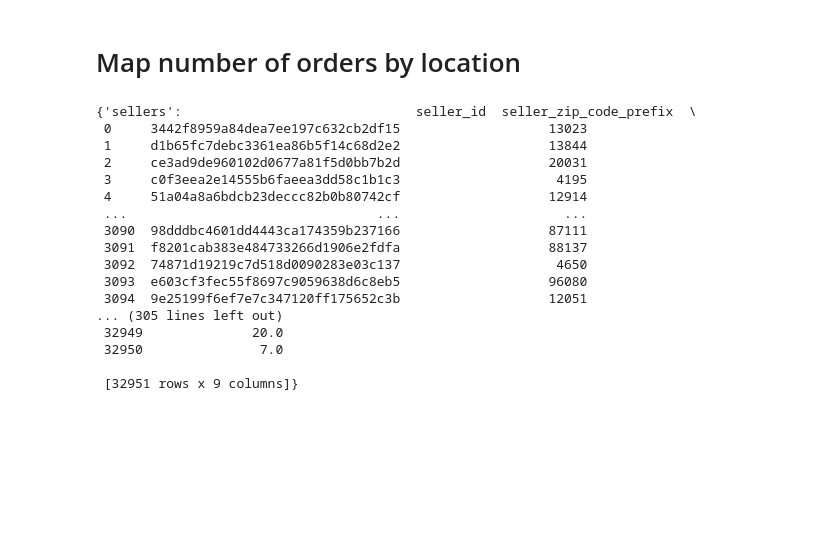
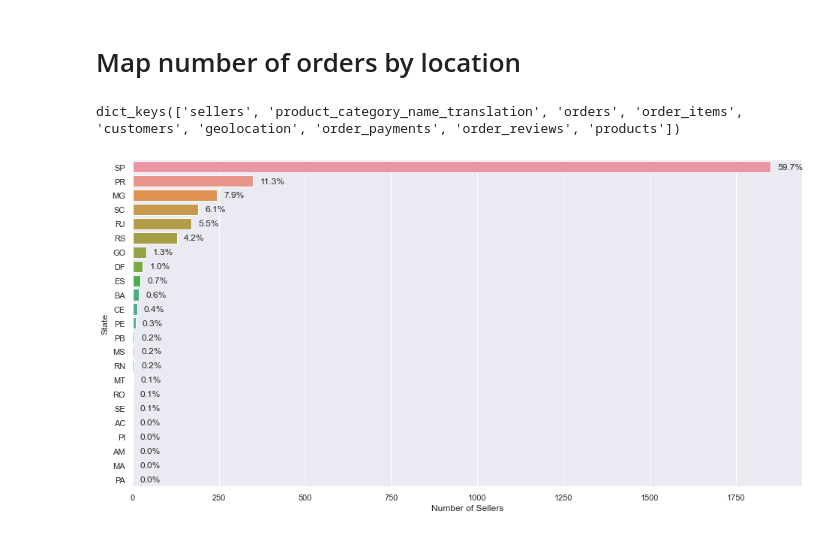
Before and after one commit to honnsey/Olist, a Jupyter notebook: OLIST.ipynb, the cells around one changed output. Drawn from its saved outputs; the diff is of its cells as text; code cells hidden in the pictures; blank space fills up the shorter version.

Commit message:
seaborn plot with annotation

```diff
--- a/OLIST.ipynb
+++ b/OLIST.ipynb
@@ -8,22 +11,11 @@ from olist.data import Olist
 # %% [markdown]
 # Map number of orders by location
-# %%
-Olist().get_data()
-# %% [output]
-{'sellers':                              seller_id  seller_zip_code_prefix  \
- 0     3442f8959a84dea7ee197c632cb2df15                   13023
- 1     d1b65fc7debc3361ea86b5f14c68d2e2                   13844
- 2     ce3ad9de960102d0677a81f5d0bb7b2d                   20031
- 3     c0f3eea2e14555b6faeea3dd58c1b1c3                    4195
- 4     51a04a8a6bdcb23deccc82b0b80742cf                   12914
- ...                                ...                     ...
- 3090  98dddbc4601dd4443ca174359b237166                   87111
- 3091  f8201cab383e484733266d1906e2fdfa                   88137
- 3092  74871d19219c7d518d0090283e03c137                    4650
- 3093  e603cf3fec55f8697c9059638d6c8eb5                   96080
- 3094  9e25199f6ef7e7c347120ff175652c3b                   12051
-... (305 lines left out)
- 32949              20.0
- 32950               7.0
-
- [32951 rows x 9 columns]}
+# %%
+data = Olist().get_data()
+# %%
+data.keys()
+# %% [output]
+dict_keys(['sellers', 'product_category_name_translation', 'orders', 'order_items', 'customers', 'geolocation', 'order_payments', 'order_reviews', 'products'])
+# %%
+sellers = data['sellers']
+geolocation = data['geolocation']
@@ -29,0 +33,22 @@ Olist().get_data()
+# %%
+sellers_by_state = sellers[['seller_state','seller_id']]\
+                    .groupby(by= 'seller_state')\
+                    .count()\
+                    .sort_values(by= 'seller_id', ascending= False)\
+                    .reset_index()
+sellers_by_state.rename(columns= {'seller_state': 'State',
+                                  "seller_id": 'Number of Sellers'},
+                        inplace = True)
+sellers_by_state['Percentage'] = sellers_by_state['Number of Sellers']/sum(sellers_by_state['Number of Sellers']) * 100
+sellers_by_state['Percentage'] = sellers_by_state['Percentage'].map('{:,.1f}%'.format)
+
+sns.set(rc={'figure.figsize':(16,8)})
+plot = sns.barplot(x= 'Number of Sellers', y = 'State', data= sellers_by_state);
+
+y = 0
+for patch, percentage in zip(plot.patches, sellers_by_state['Percentage']):
+    x = patch.get_width() + 20
+    plot.annotate(percentage,(x,y), verticalalignment= 'center')
+    y += 1
+# %% [output]
+[figure, added]
```
Also changed, not shown: parts of 7 cells of this notebook.
